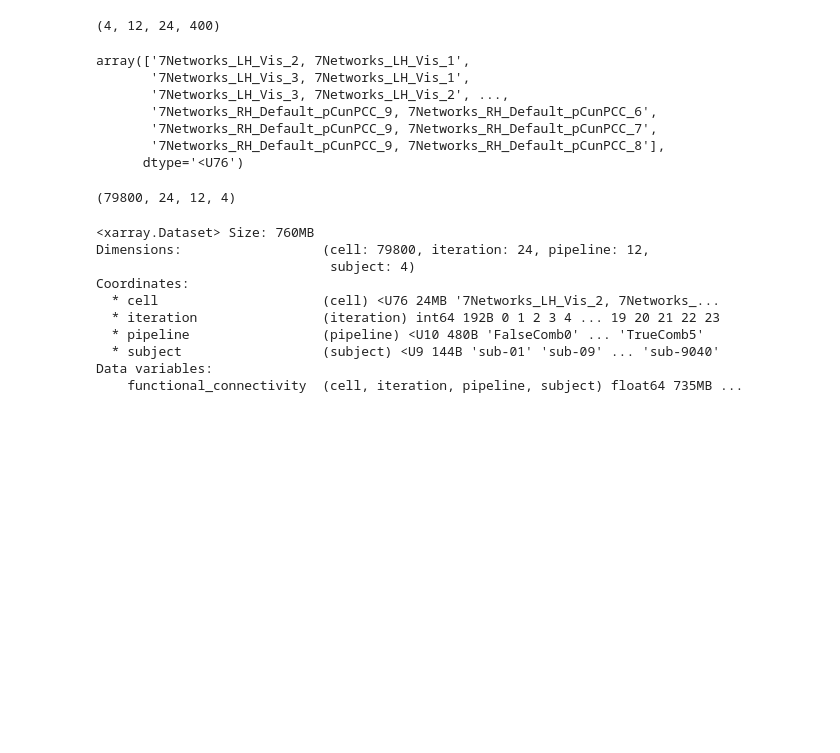
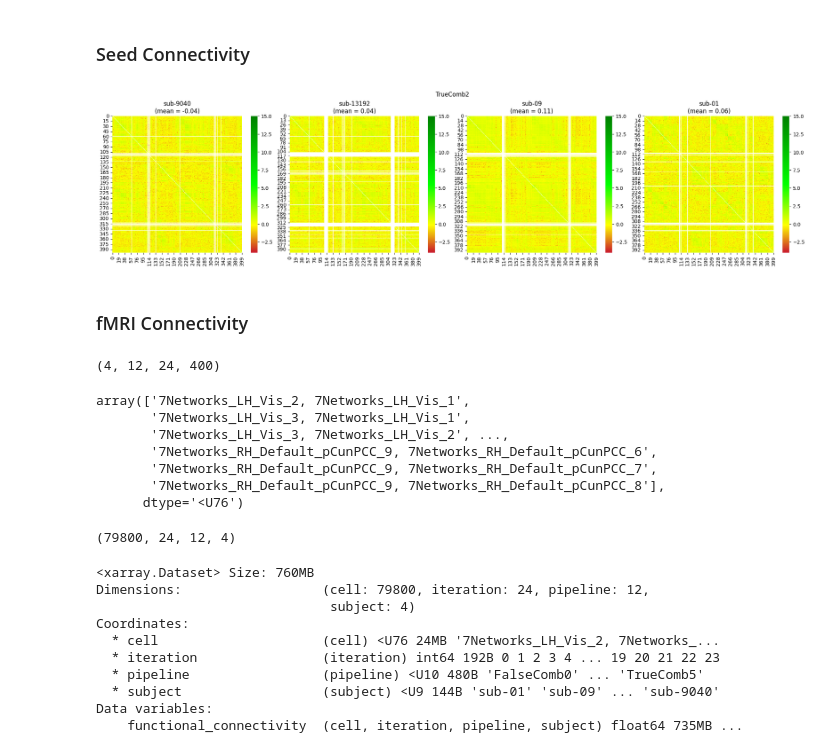
Before and after one commit to HALFpipe/connectome_variability, a Jupyter notebook: SignificantDigits.ipynb, the cells around one changed output. Drawn from its saved outputs; the diff is of its cells as text; code cells hidden in the pictures; blank space fills up the shorter version.

Commit message:
added significant digits analysis code for seed connectivity; correct data still needed

```diff
--- a/SignificantDigits.ipynb
+++ b/SignificantDigits.ipynb
@@ -12,0 +15,2 @@ import xarray as xr
+# %% [markdown]
+### Seed Connectivity
@@ -13,3 +19,31 @@ import xarray as xr
+# %%
+colors = ["#C9182B","yellow","lime","green"]
+values = np.array([0, 0.2, 0.5, 1])
+cmap = LinearSegmentedColormap.from_list("gangchen", list(zip(values, colors)))
+
+
+for pre_process in seed_connectivity['sub-9040'].keys():
+    fig, axes = plt.subplots(ncols=4, sharex=True, figsize=(20, 5), constrained_layout=True)
+
+    for num, sub in enumerate(seed_connectivity.keys()):
+        input = np.array(seed_connectivity[sub][pre_process])
+        # mask = ~np.isnan(input).any(axis=(1, 2))
+        # input[mask] = -np.inf
+        sigdigs = sd.significant_digits(input, reference=input.mean(axis=0), basis=10)
+        # sigdigs[np.isclose(sigdigs, 15.214328120692226, rtol=1e-4)] = np.nan
+        sigdigs[sigdigs >= 15] = np.nan #temporary fix to sigdigs not dealing with NaN
+
+        if num != 3: sns.heatmap(sigdigs, cmap=cmap, ax=axes[num], vmax=15, vmin=-4, cbar=True)
+        else: sns.heatmap(sigdigs, cmap=cmap, ax=axes[num], vmin=-4, vmax=15, cbar=True)
+
+        axes[num].set_title(f"{sub}\n(mean = {np.nanmean(sigdigs):.2f})")
+
+    plt.suptitle(f"{pre_process.split('.')[0]}")
+    break
+# %% [output]
+[figure, added]
+# %% [markdown]
+### fMRI Connectivity
 # %%
 # Use an environment variable to get the downloads path
 downloads_path = Path(os.getenv("DOWNLOADS_PATH", Path.cwd()))
```
Also changed, not shown: parts of 2 cells of this notebook.
